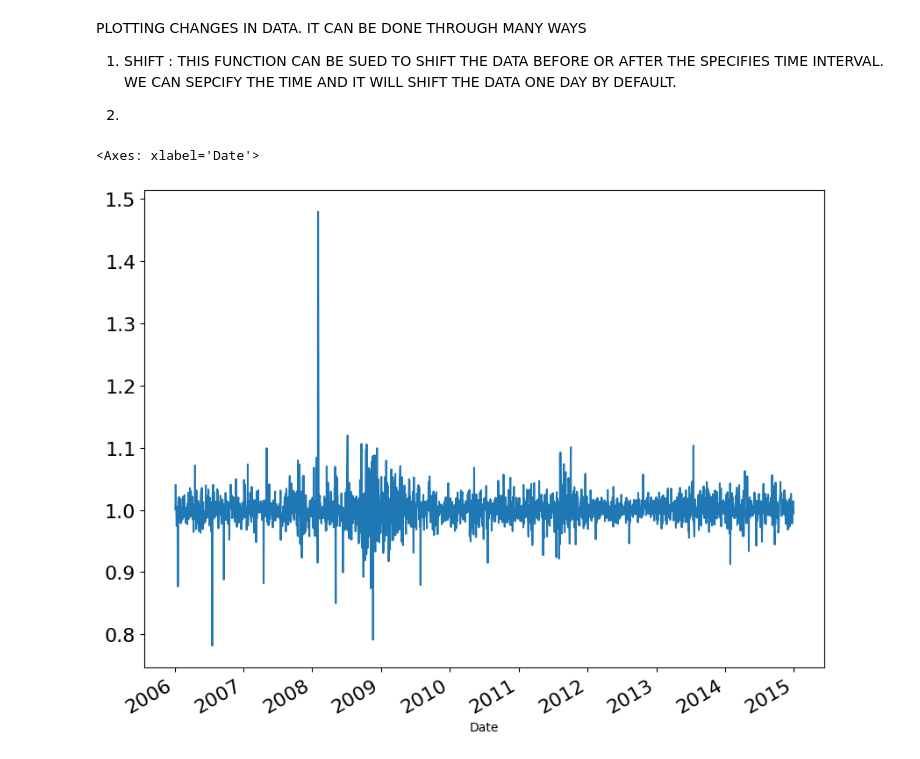
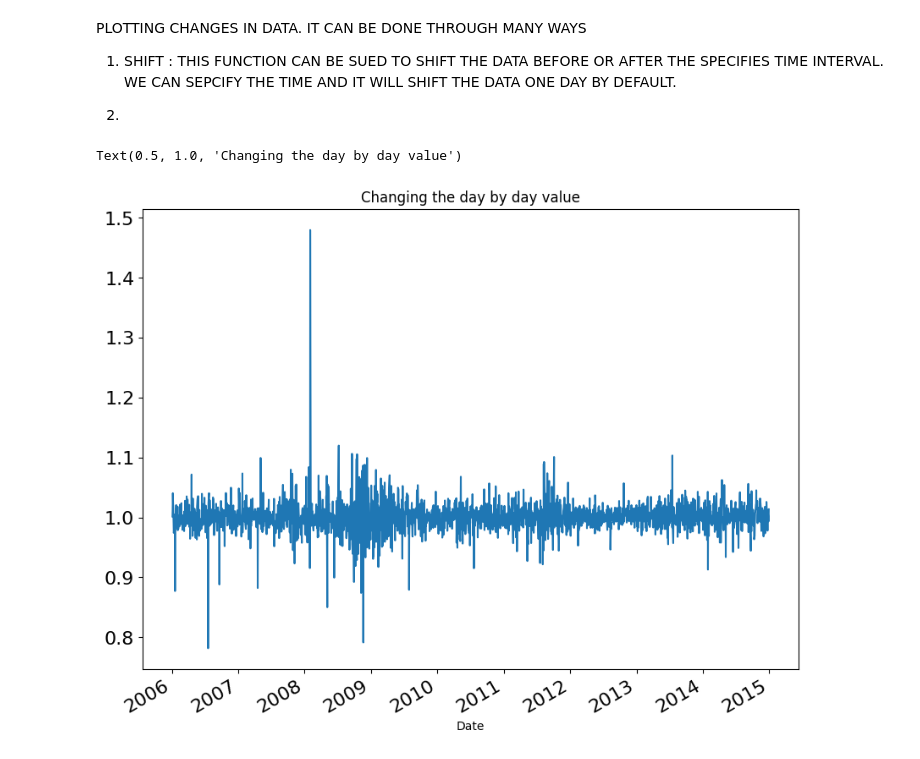
Before and after one commit to Sath2003/DAV, a Jupyter notebook: LABSHEET - 9.ipynb, the cells around one changed output. Drawn from its saved outputs; the diff is of its cells as text; code cells hidden in the pictures.

```diff
--- a/LABSHEET - 9.ipynb
+++ b/LABSHEET - 9.ipynb
@@ -172,6 +172,7 @@ PLOTTING CHANGES IN DATA. IT CAN BE DONE THROUGH MANY WAYS
 # %%
 df['Change']=df.Close.div(df.Close.shift())
 df['Change'].plot(figsize=(10,8),fontsize=16)
+plt.title("Changing the day by day value")
 # %% [output]
-<Axes: xlabel='Date'>
+Text(0.5, 1.0, 'Changing the day by day value')
-[figure, old version]
+[figure, new version]
```
